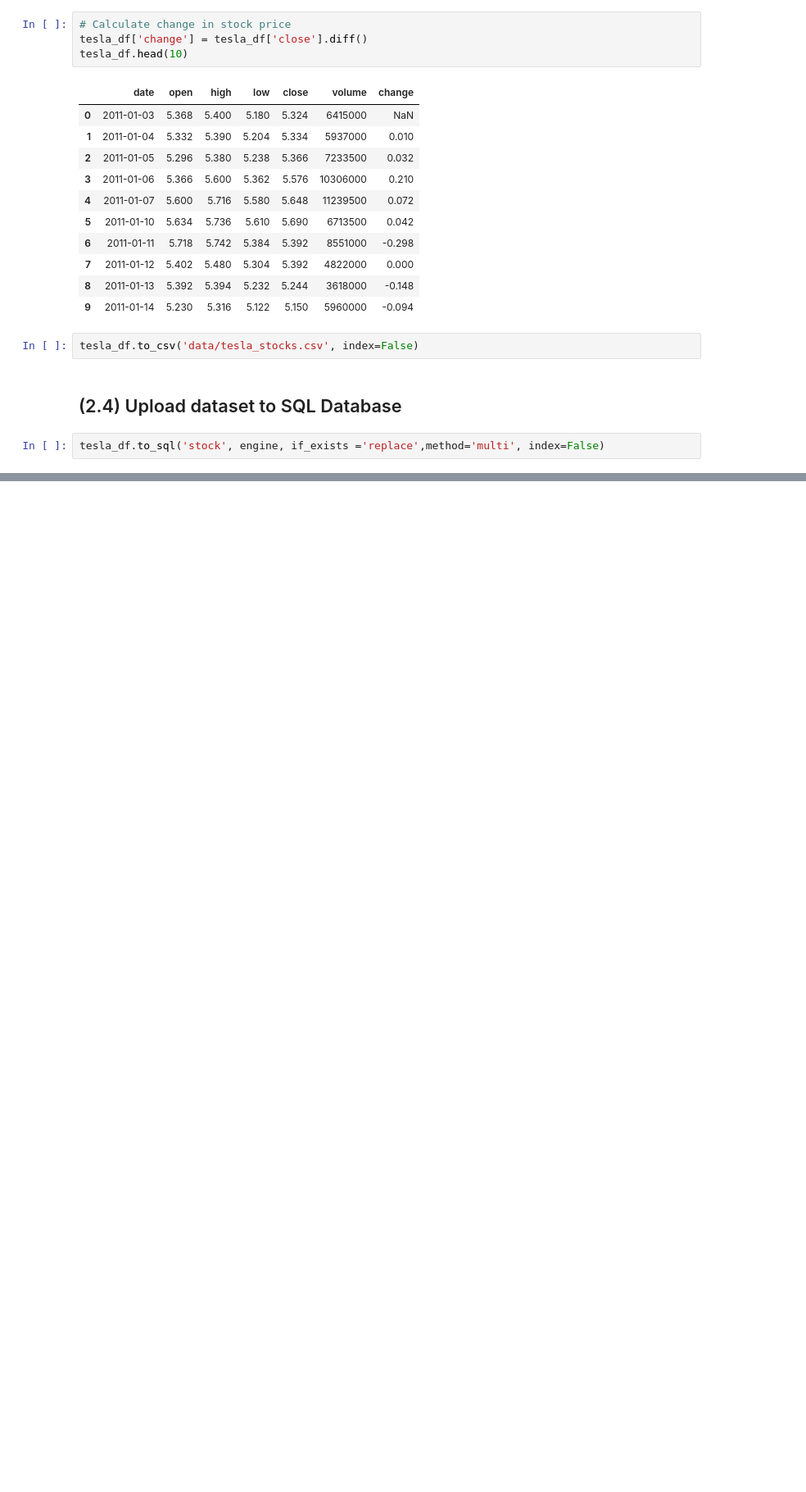
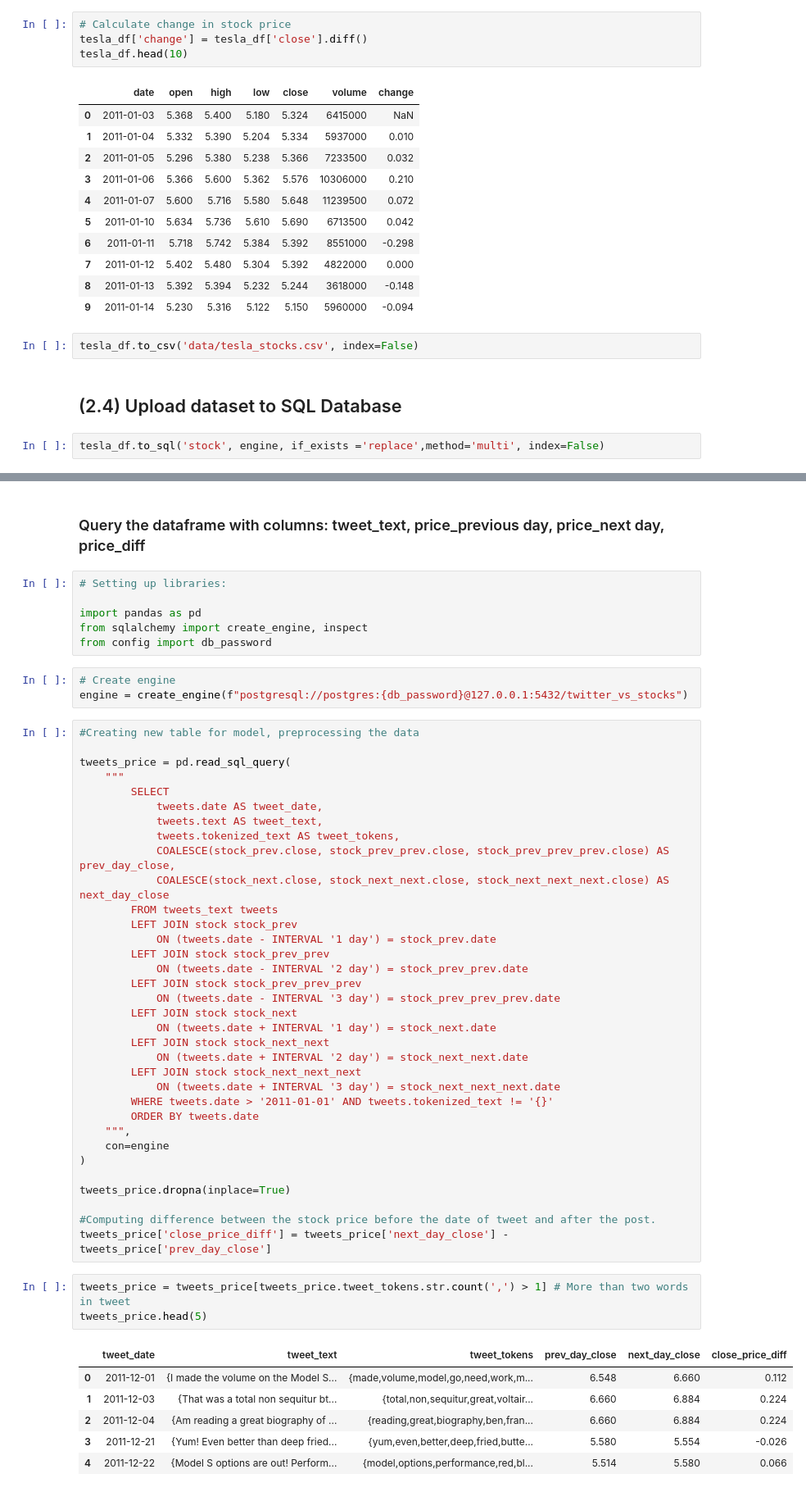
Before and after one commit to Gobi1616/Datalogy_Final, a Jupyter notebook: Cleaning_preprocessing_data.ipynb, the cells around one changed output, grey strips where cells are left out. Shown at 82% size. Saved outputs shown, nothing was run; the diff lists cells and outputs as text; blank space fills up the shorter version.

```diff
--- a/Cleaning_preprocessing_data.ipynb
+++ b/Cleaning_preprocessing_data.ipynb
@@ -334,0 +342,55 @@ tesla_df.to_sql('stock', engine, if_exists ='replace',method='multi', index=Fals
+# %% [markdown]
+### Query the dataframe with columns: tweet_text, price_previous day, price_next day, price_diff
+# %%
+# Setting up libraries:
+
+import pandas as pd
+from sqlalchemy import create_engine, inspect
+from config import db_password
+# %%
+# Create engine
+engine = create_engine(f"postgresql://postgres:{db_password}@127.0.0.1:5432/twitter_vs_stocks")
+# %%
+#Creating new table for model, preprocessing the data
+
+tweets_price = pd.read_sql_query(
+    """
+        SELECT
+            tweets.date AS tweet_date,
+            tweets.text AS tweet_text,
+            tweets.tokenized_text AS tweet_tokens,
+            COALESCE(stock_prev.close, stock_prev_prev.close, stock_prev_prev_prev.close) AS prev_day_close,
+            COALESCE(stock_next.close, stock_next_next.close, stock_next_next_next.close) AS next_day_close
+        FROM tweets_text tweets
+        LEFT JOIN stock stock_prev
+            ON (tweets.date - INTERVAL '1 day') = stock_prev.date
+        LEFT JOIN stock stock_prev_prev
+            ON (tweets.date - INTERVAL '2 day') = stock_prev_prev.date
+        LEFT JOIN stock stock_prev_prev_prev
+            ON (tweets.date - INTERVAL '3 day') = stock_prev_prev_prev.date
+        LEFT JOIN stock stock_next
+            ON (tweets.date + INTERVAL '1 day') = stock_next.date
+        LEFT JOIN stock stock_next_next
+            ON (tweets.date + INTERVAL '2 day') = stock_next_next.date
+        LEFT JOIN stock stock_next_next_next
+            ON (tweets.date + INTERVAL '3 day') = stock_next_next_next.date
+        WHERE tweets.date > '2011-01-01' AND tweets.tokenized_text != '{}'
+        ORDER BY tweets.date
+    """,
+    con=engine
+)
+
+tweets_price.dropna(inplace=True)
+
+#Computing difference between the stock price before the date of tweet and after the post.
+tweets_price['close_price_diff'] = tweets_price['next_day_close'] - tweets_price['prev_day_close']
+# %%
+tweets_price = tweets_price[tweets_price.tweet_tokens.str.count(',') > 1] # More than two words in tweet
+tweets_price.head(5)
+# %% [output]
+|  | tweet_date | tweet_text | tweet_tokens | prev_day_close | next_day_close | close_price_diff |
+| 0 | 2011-12-01 | {I made the volume on the Model S... | {made,volume,model,go,need,work,m... | 6.548 | 6.660 | 0.112 |
+| 1 | 2011-12-03 | {That was a total non sequitur bt... | {total,non,sequitur,great,voltair... | 6.660 | 6.884 | 0.224 |
+| 2 | 2011-12-04 | {Am reading a great biography of ... | {reading,great,biography,ben,fran... | 6.660 | 6.884 | 0.224 |
+| 3 | 2011-12-21 | {Yum! Even better than deep fried... | {yum,even,better,deep,fried,butte... | 5.580 | 5.554 | -0.026 |
+| 4 | 2011-12-22 | {Model S options are out! Perform... | {model,options,performance,red,bl... | 5.514 | 5.580 | 0.066 |
```
Also changed, not shown: parts of 14 cells of this notebook, 5 other files.
